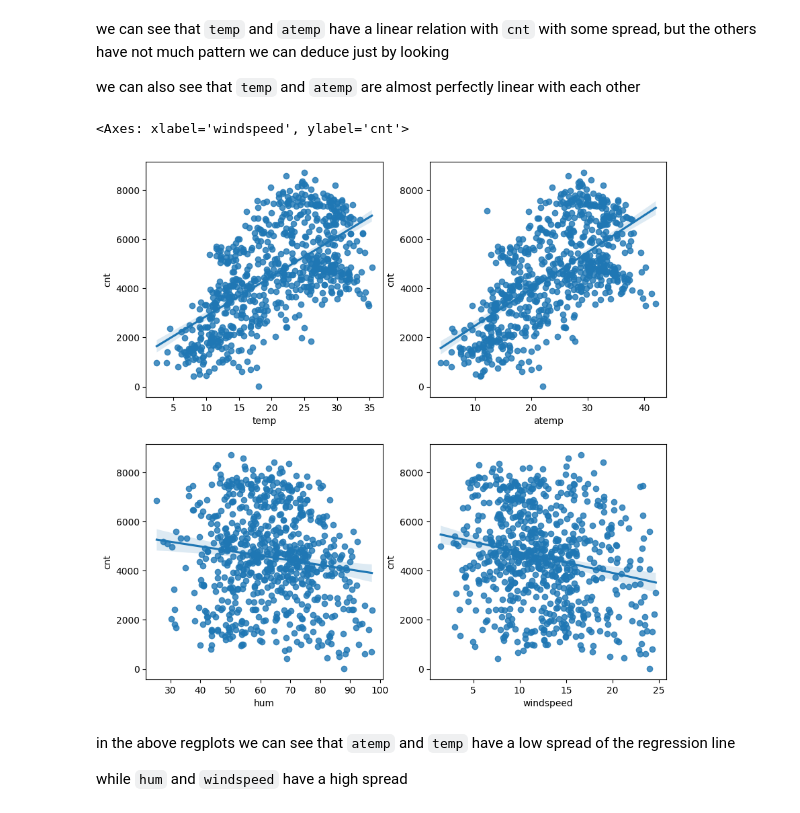
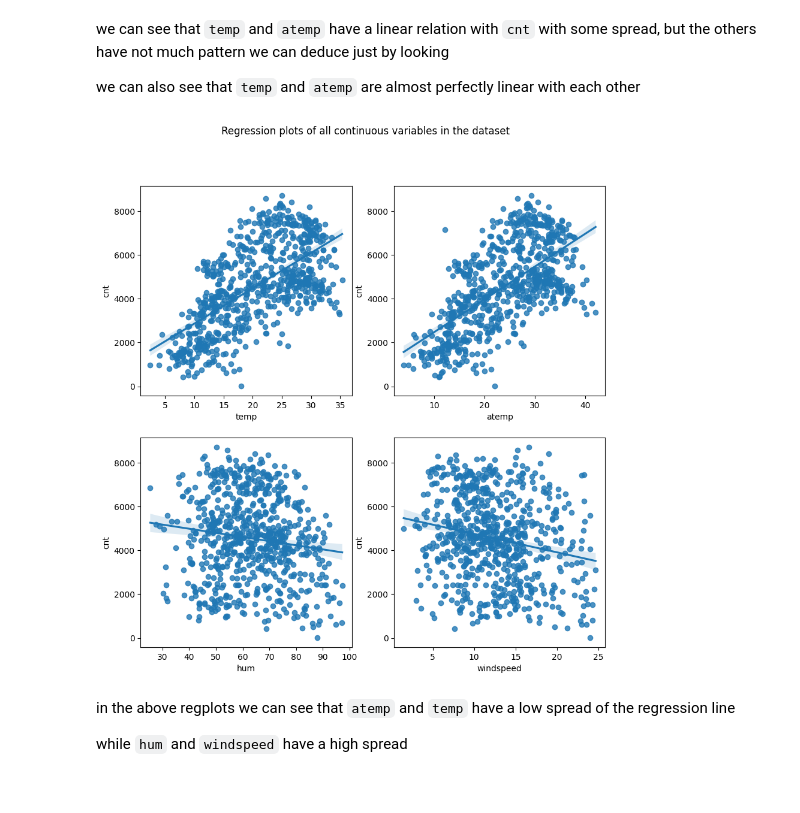
Before and after one commit to ppauljonathan/BikeSharing, a Jupyter notebook: BikeSharing.ipynb, the cells around one changed output. Cells and saved outputs as stored; diff of their text form; code cells hidden in the pictures.

```diff
--- a/BikeSharing.ipynb
+++ b/BikeSharing.ipynb
@@ -164,13 +166,16 @@ we can see that `temp` and `atemp` have a linear relation with `cnt` with some s
 we can also see that `temp` and `atemp` are almost perfectly linear with each other
 # %%
 fig, ax = plt.subplots(2, 2, figsize=(10, 10))
+
 sns.regplot(df_sig, x='temp', y='cnt', ax = ax[0][0])
 sns.regplot(df_sig, x='atemp', y='cnt', ax = ax[0][1])
 sns.regplot(df_sig, x='hum', y='cnt', ax = ax[1][0])
 sns.regplot(df_sig, x='windspeed', y='cnt', ax = ax[1][1])
+
+plt.suptitle('Regression plots of all continuous variables in the dataset')
+plt.show()
 # %% [output]
-<Axes: xlabel='windspeed', ylabel='cnt'>
-[figure, old version]
+[figure, new version]
 # %% [markdown]
 in the above regplots we can see that `atemp` and `temp` have a low spread of the regression line
 
```
Also changed, not shown: parts of 14 cells of this notebook, 1 other file.
